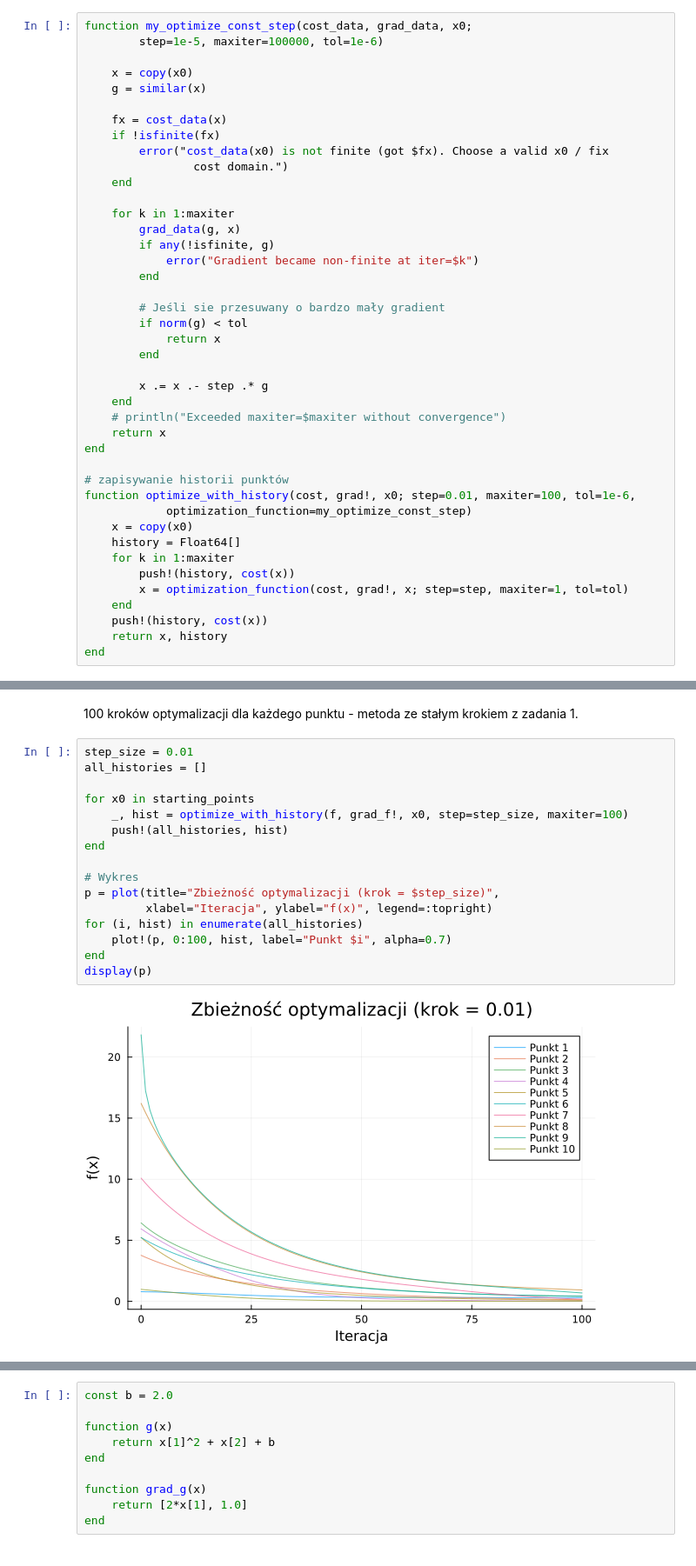
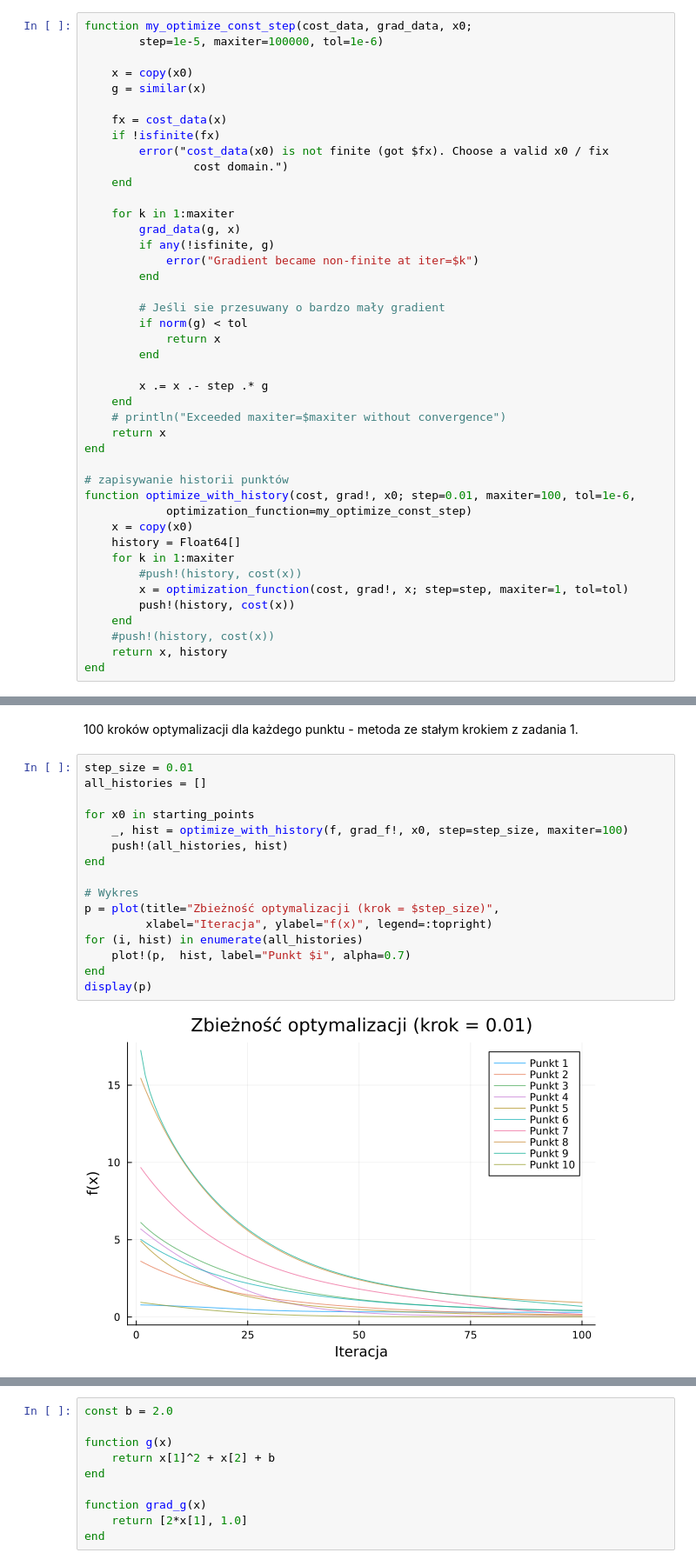
Before and after one commit to esarna/metody-i-algorytmy-optymalizacji, a Jupyter notebook: lab2/zad2.ipynb, the cells around one changed output, grey strips where cells are left out. Shown at 87% size. Cells and saved outputs as stored; diff of their text form.

```diff
--- a/lab2/zad2.ipynb
+++ b/lab2/zad2.ipynb
@@ -137,10 +137,11 @@ function optimize_with_history(cost, grad!, x0; step=0.01, maxiter=100, tol=1e-6
     x = copy(x0)
     history = Float64[]
     for k in 1:maxiter
+        #push!(history, cost(x))
+        x = optimization_function(cost, grad!, x; step=step, maxiter=1, tol=tol)
         push!(history, cost(x))
-        x = optimization_function(cost, grad!, x; step=step, maxiter=1, tol=tol)
     end
-    push!(history, cost(x))
+    #push!(history, cost(x))
     return x, history
 end
 # %% [output]
@@ -150,21 +161,21 @@ optimize_with_history (generic function with 1 method)
 # %%
 step_size = 0.01
 all_histories = []
 
 for x0 in starting_points
     _, hist = optimize_with_history(f, grad_f!, x0, step=step_size, maxiter=100)
     push!(all_histories, hist)
 end
 
 # Wykres
 p = plot(title="Zbieżność optymalizacji (krok = $step_size)",
          xlabel="Iteracja", ylabel="f(x)", legend=:topright)
 for (i, hist) in enumerate(all_histories)
-    plot!(p, 0:100, hist, label="Punkt $i", alpha=0.7)
+    plot!(p,  hist, label="Punkt $i", alpha=0.7)
 end
 display(p)
 # %% [output]
-[figure, old version]
+[figure, new version]
 # %% [markdown]
 #### Wprowadzenie nowych elementów
 
```
Also changed, not shown: parts of 16 cells of this notebook.
